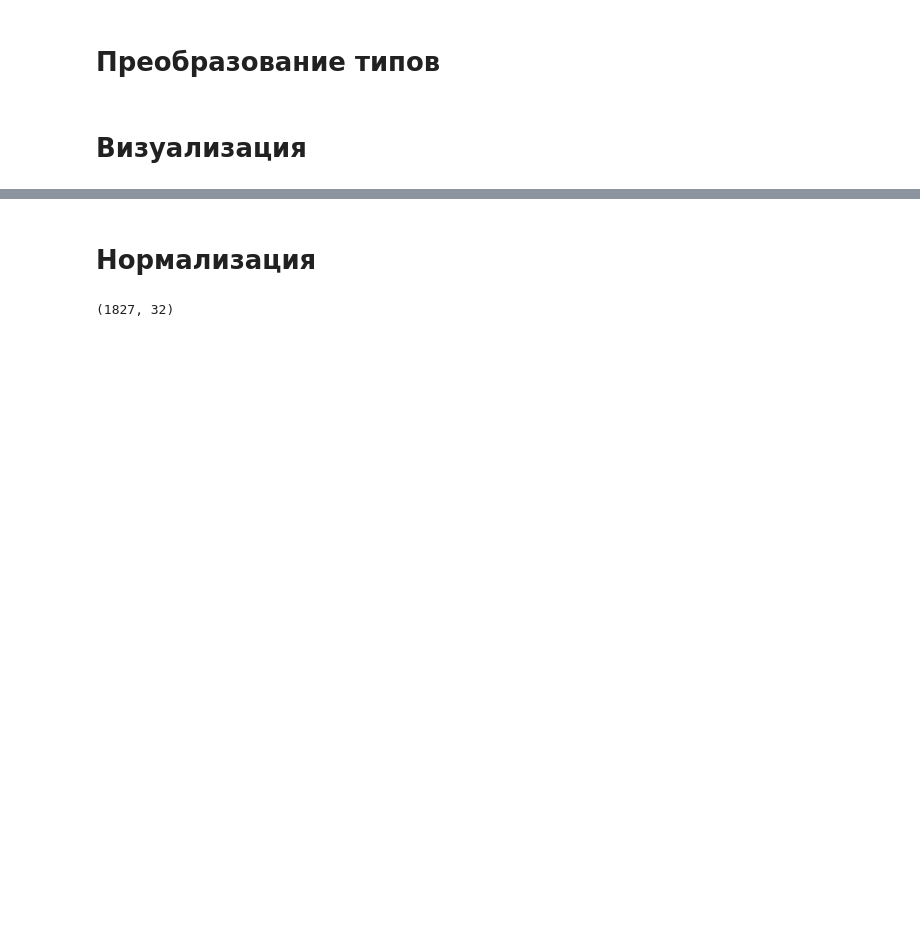
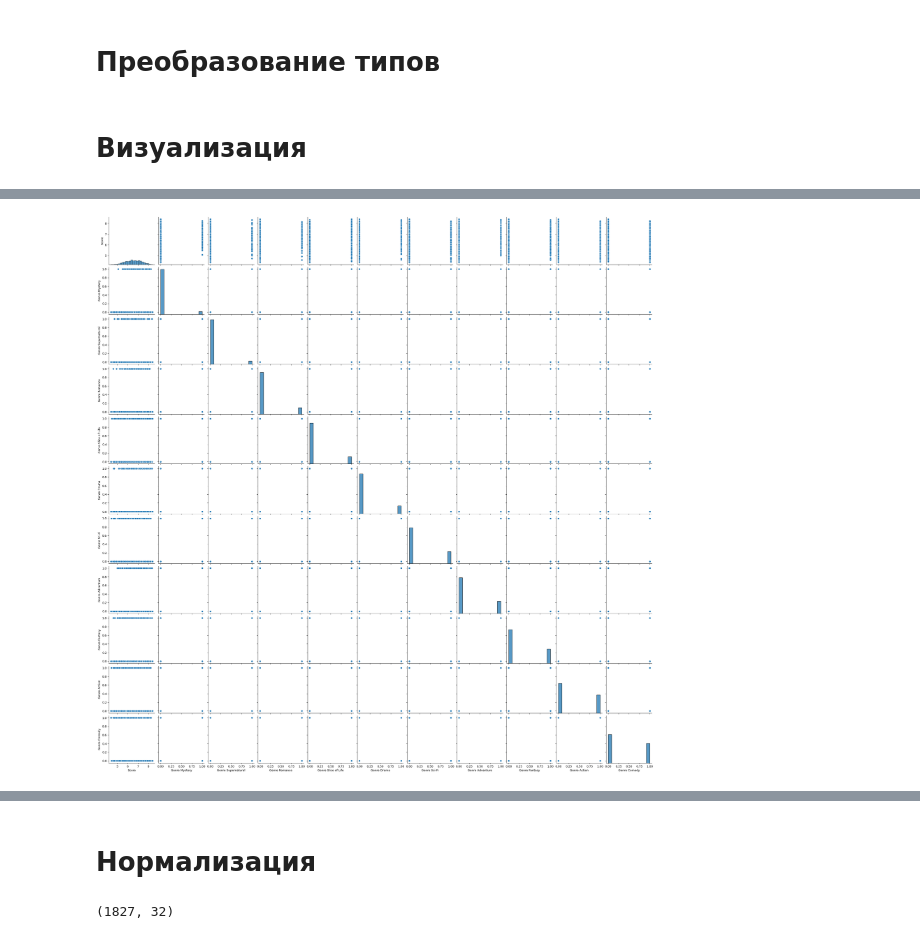
Before and after one commit to KimNikita/machine-learning-practice, a Jupyter notebook: Anime rating prediction.ipynb, the cells around one changed output, grey strips where cells are left out. Cells and saved outputs as stored; diff of their text form; code cells hidden in the pictures; blank space fills up the shorter version.

```diff
--- a/Anime rating prediction.ipynb
+++ b/Anime rating prediction.ipynb
@@ -259,0 +289,5 @@ data['Rating'] = data['Rating'].astype('category')
+# %%
+sns.pairplot(data, diag_kind='hist')
+pass
+# %% [output]
+[figure, added]
```
Also changed, not shown: parts of 26 cells of this notebook.
